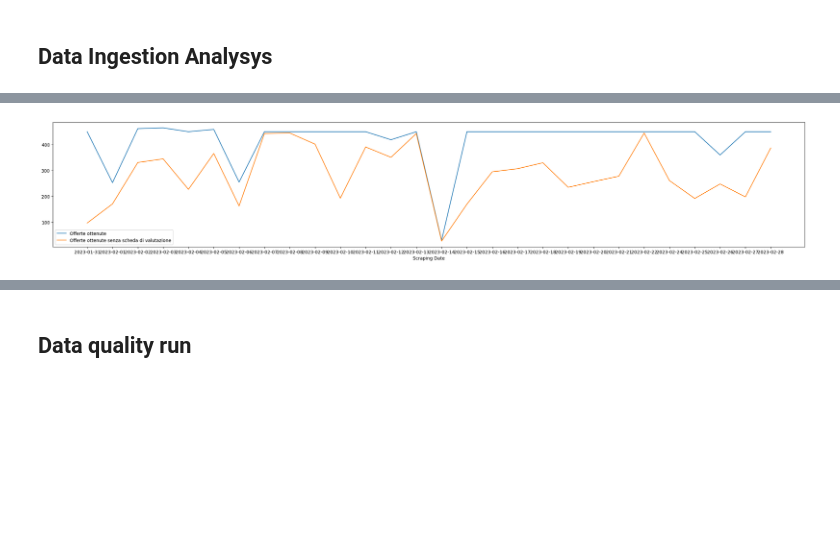
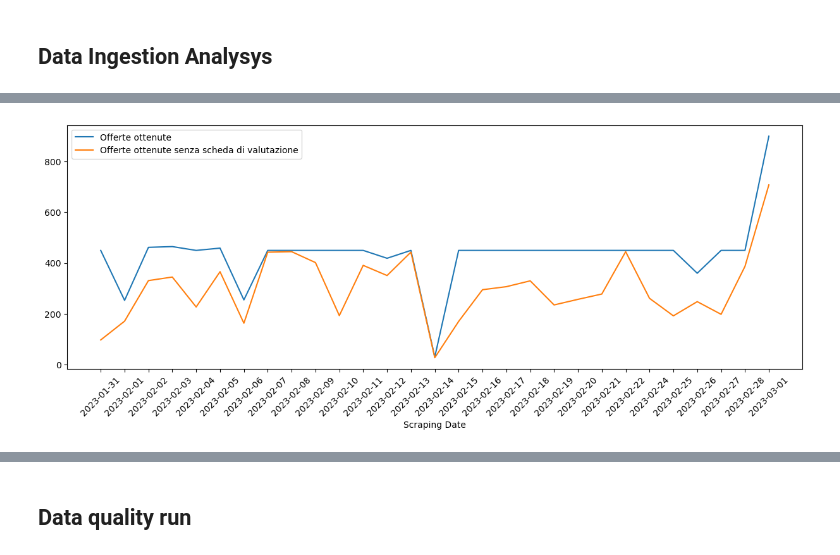
Before and after one commit to casulippo/Thesis---Data-Quality-Project, a Jupyter notebook: notebook/DataQualityResults.ipynb, the cells around one changed output, grey strips where cells are left out. Drawn from its saved outputs; the diff is of its cells as text; code cells hidden in the pictures; blank space fills up the shorter version.

```diff
--- a/notebook/DataQualityResults.ipynb
+++ b/notebook/DataQualityResults.ipynb
@@ -9,6 +9,7 @@ import sys
 import re
 import pandas as pd
 sys.path.append('../../')
+path = '../data_results'
 
 import matplotlib.pyplot as plt
 # %% [markdown]
@@ -32,35 +17,14 @@ df_append
-# %%
-import pandas as pd
-import os
-df_append = pd.DataFrame()
-path = '../data'
-file_list = os.listdir(path)
-file_da_escludere = ['data_backup', 'company_overview.csv', 'jobs']
-file_list = list(set(file_list) - set(file_da_escludere))
-for e in file_list:
-    file_path = path + '/' + e
-    df = pd.read_csv(file_path).drop_duplicates().reset_index(drop=True)
-    df_append = df_append.append(df).drop_duplicates().reset_index(drop=True)
-dfr = df_append
-df_1 = df_append.groupby(['scraping_date'])[['job_link']].count().reset_index().rename(columns={'job_link':'total_rows'})
-df_2 = df_append[df_append['oppurtunita_carriera'].isna()].\
-groupby(['scraping_date'])[['job_link']].count().reset_index().rename(columns={'job_link':'ko_schedevalutazione'})
-df_eval = df_1.merge(df_2, on = 'scraping_date')
-df_eval['ratio'] = df_eval['ko_schedevalutazione']/df_eval['total_rows']*100
+# %%
+df = pd.read_csv(path + '/data_ingestion_overview.csv')
 # %%
-fig, ax = plt.subplots(figsize=(30, 5))
+fig, ax = plt.subplots(figsize=(15, 5))
 
-ax.plot(df_eval['scraping_date'], df_eval['total_rows'], label='Offerte ottenute')
-ax.plot(df_eval['scraping_date'], df_eval['ko_schedevalutazione'],  label='Offerte ottenute senza scheda di valutazione')
-#ax2 = plt.twinx()
-#ax.plot(df_eval['scraping_date'], df_eval['ratio'], color='red', label='ratio')
-#ax.plot(df_eval['scraping_date'], df_eval['ratio'], 'ro' label='Offerte ottenute senza scheda di valutazione')
-
+ax.plot(df['scraping_date'], df['total_rows'], label='Offerte ottenute')
+ax.plot(df['scraping_date'], df['ko_schedevalutazione'],  label='Offerte ottenute senza scheda di valutazione')
 plt.xlabel('Scraping Date')
-#plt.ylabel('ko_schedevalutazione ')
-#plt.title('Grafico a linee')
+plt.xticks(rotation=45)
 plt.legend()
 plt.show()
 # %% [output]
-[figure, old version]
+[figure, new version]
 # %%
```
Also changed, not shown: parts of 9 cells of this notebook.
